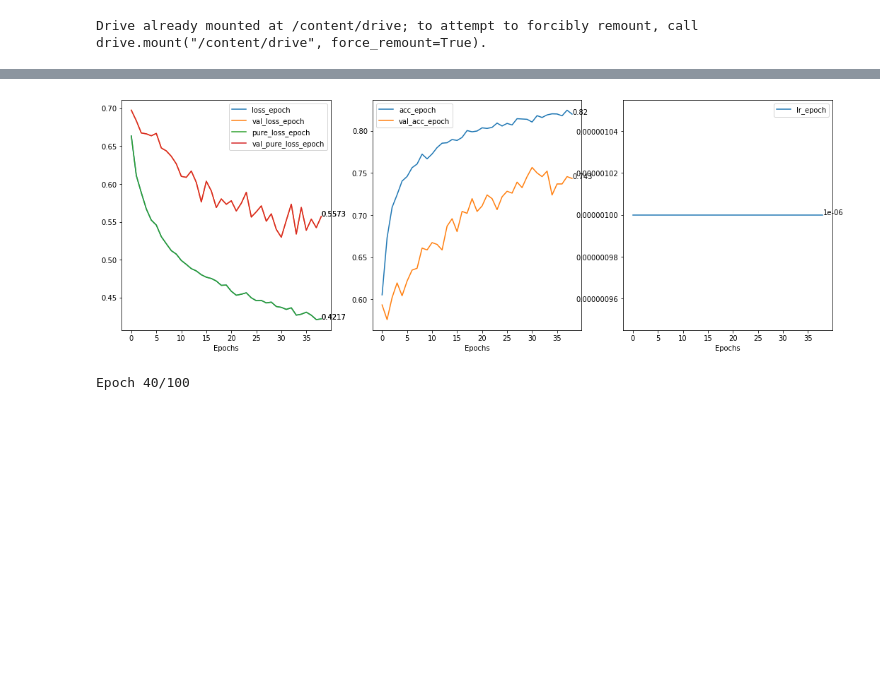
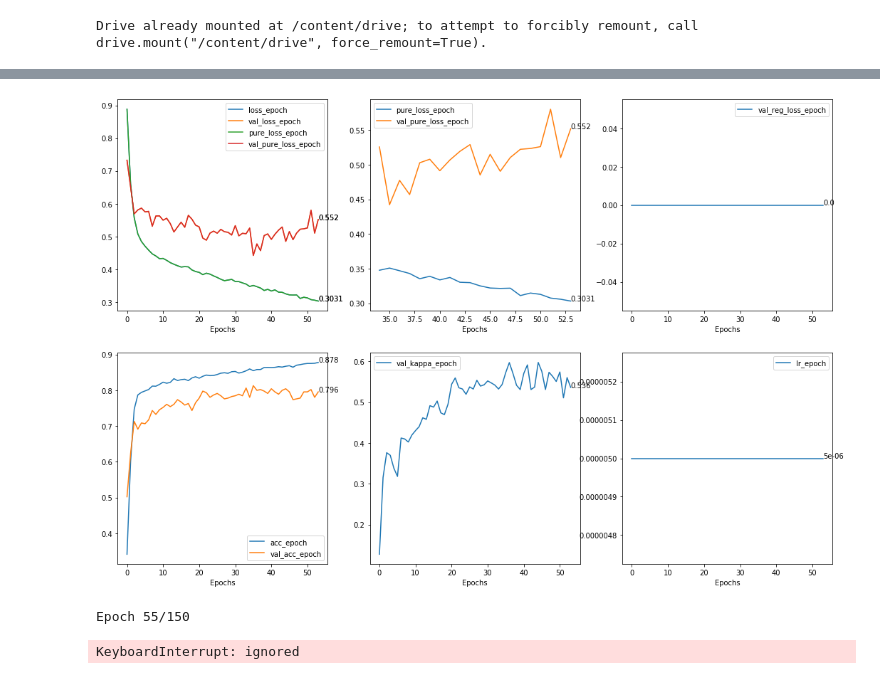
Before and after one commit to vladyorsh/bak, a Jupyter notebook: ra2.ipynb, the cells around one changed output, grey strips where cells are left out. Cells and saved outputs as stored; diff of their text form; code cells hidden in the pictures; blank space fills up the shorter version.

```diff
--- a/ra2.ipynb
+++ b/ra2.ipynb
@@ -602,10 +751,14 @@ plt.show()
 monitors = [
     #Loss monitors
     Monitor(scope='epoch', monitors = ['loss', 'val_loss', 'pure_loss', 'val_pure_loss']),
+    Monitor(scope='epoch', monitors = ['pure_loss', 'val_pure_loss'], plot_last=20),
+
+    #Reg loss monitor
+    Monitor(scope='epoch', monitors = ['val_reg_loss']),
 
     #Accuracy monitors
     Monitor(scope='epoch', monitors = ['acc', 'val_acc'], precision=3),
-    Monitor(scope='epoch', monitors = ['kappa', 'val_kappa'], precision=3),
+    Monitor(scope='epoch', monitors = ['val_kappa'], precision=3),
 
     #lr monitor
     Monitor(scope='epoch', monitors = ['lr'], log_scale=False, precision=7), #lr represents custom metric defined to watch the learning rate
@@ -747,12 +905,10 @@ if statistics_check:
 # %%
-#Get newly compiled pre-trained model with small initial lr
+#Get newly compiled pre-trained model with a small initial lr
 #to not disturb pre-trained weights too much
 
-#K.set_learning_phase(1)
-
-hand_model = get_compiled_model_instance(
+hand_model = get_densenet(
     version=121,
-    lr=1e-6,
+    lr=5e-6,
 
     weights='imagenet',
     freeze=0,
@@ -760,32 +916,22 @@ hand_model = get_compiled_model_instance(
     optimizer='adam',
 
     regularizer=None,
-    reg_lambda=1e-5,
-    regularize_output=True,
+    #reg_lambda=1e-4,
+    #regularize_output=True,
+
+    dropout_rate=0.1,
 
     label_smoothing=0.0,
-
-    bn_trainable=True,
-    bn_scale=True,
-    bn_center=True,
-    bn_momentum=0.999
 )
 
-#K.get_session().run(tf.local_variables_initializer()) #Needed because of the tf metric presence
+print('Metrics:', hand_model.metrics_names)
 
-hand_model.evaluate_generator(
+initial_metrics = hand_model.evaluate_generator(
     datagen.flow(hand_valid, hand_valid_labels, batch_size=1, shuffle=True),
     steps=len(hand_valid_labels)
 )
 
-#Load previously checkpointed model
-#model_path = '/content/drive/My Drive/Work/ML/RA2/mura_pretrain/model_checkpoints/dn-mura-pretrain-045-0.6478-0.68.hdf5'
-#hand_model = load_model_from_checkpoint(model_path)
-
-#epoch, v_loss, v_acc = parse_filename(model_path)
-#epoch_counter.epoch = epoch
-
-#print('Loaded model on epoch', epoch, 'with val_loss', v_loss, 'and val_acc', v_acc)
+print('Initial measurements:', initial_metrics)
 # %% [output]
 WARNING:tensorflow:From /usr/local/lib/python3.6/dist-packages/keras/backend/tensorflow_backend.py:66: The name tf.get_default_graph is deprecated. Please use tf.compat.v1.get_default_graph instead.
 
@@ -855,26 +1012,26 @@ if of_check:
 # %%
 #Launch primary model training
 
-batch_size = 32 #Decrease in case of memory issues
+batch_size = 32 #Reduce in case of memory issues
 
 val_batch_size = hand_valid_labels.shape[0]
 validation_steps= hand_valid_labels.shape[0] // val_batch_size #Validate on full set
 
-epochs = 100 + epoch_counter.epoch #For multiple launches
+epochs = 150 + epoch_counter.epoch #For tracking multiple launches
 
 hand_model_history = hand_model.fit_generator(
     datagen.flow(hand_train, hand_train_labels, batch_size=batch_size, shuffle=True),
-    validation_data=datagen.flow(hand_valid, hand_valid_labels, batch_size=val_batch_size, shuffle=False),
+    validation_data=datagen.flow(hand_valid, hand_valid_labels, batch_size=val_batch_size, shuffle=False), #Validation set is being used only on the epoch end
     validation_steps=validation_steps,
     class_weight=class_weight,
     epochs=epochs,
     callbacks=callbacks,
     initial_epoch=epoch_counter.epoch,
-    steps_per_epoch=np.ceil(hand_train_labels.shape[0] / batch_size),
     verbose=2
 )
 
 histories[epoch_counter.epoch]=hand_model_history
 # %% [output]
-[figure, old version]
+[figure, new version]
-Epoch 40/100
+Epoch 55/150
+KeyboardInterrupt: ignored
```
Also changed, not shown: parts of 20 cells of this notebook.
